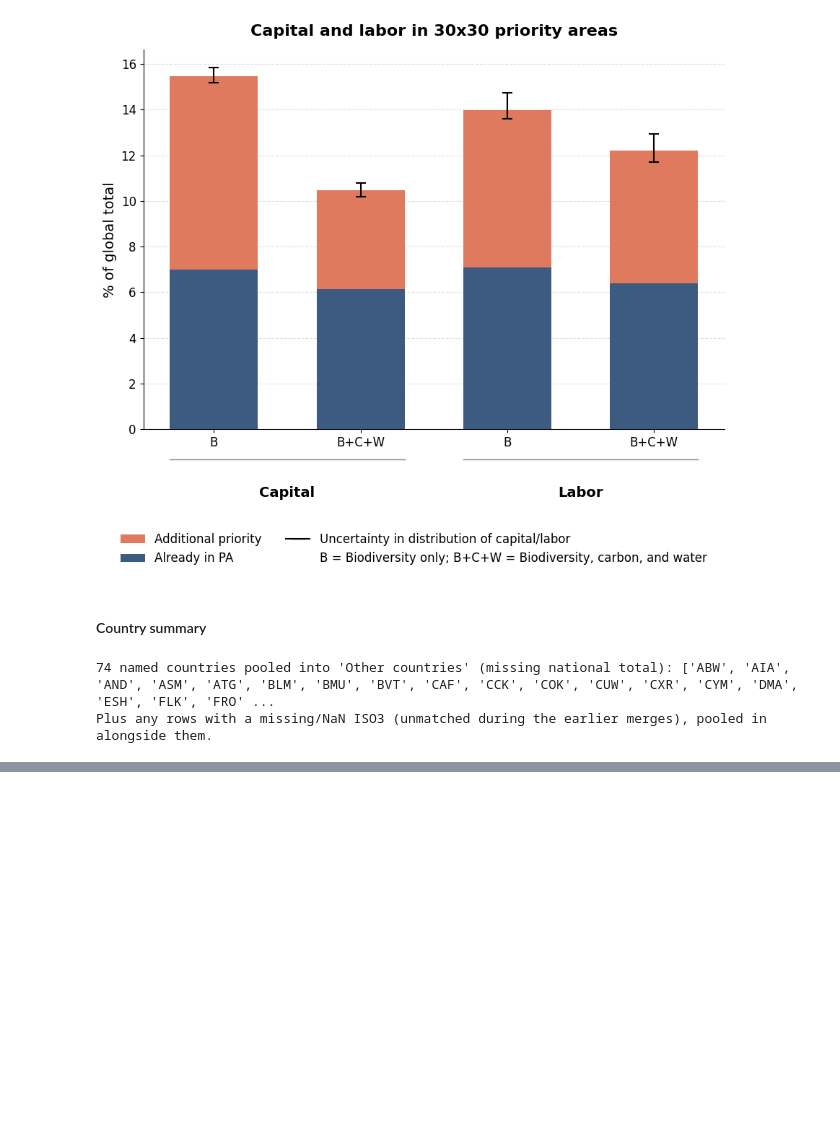
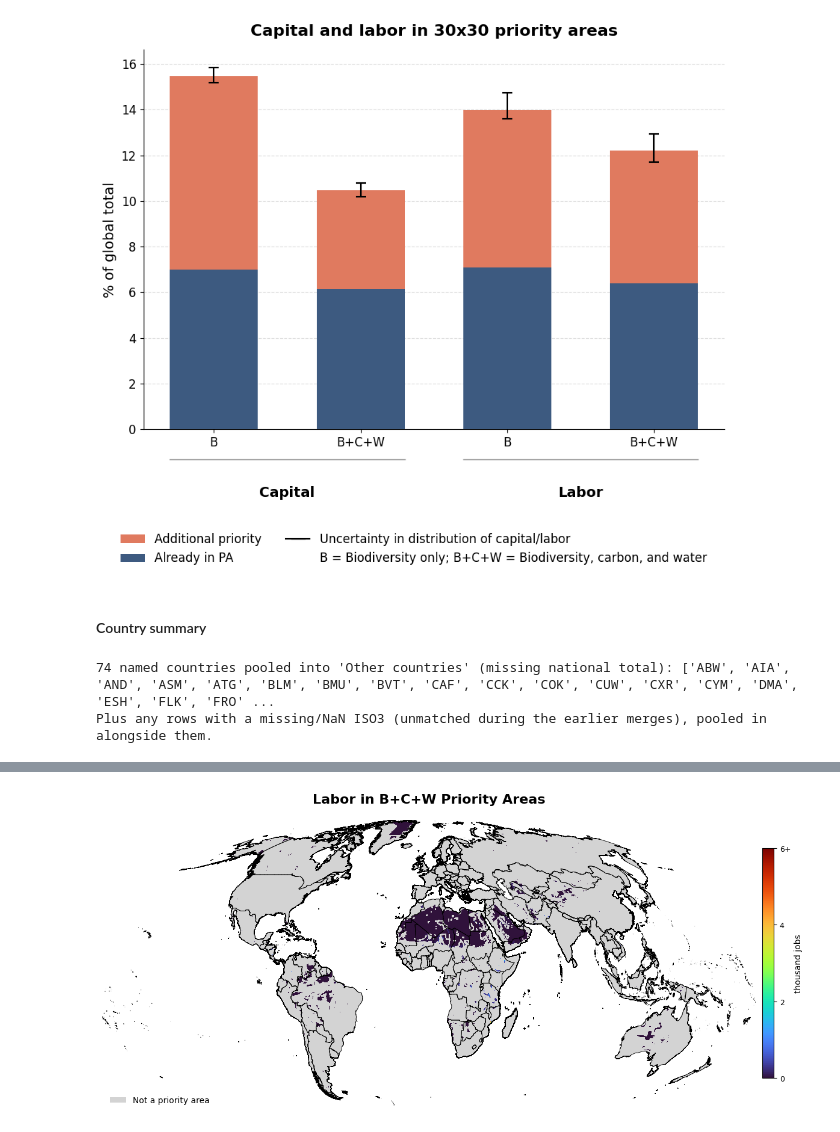
Before and after one commit to carinamani/AgDownscaling, a Jupyter notebook: 05_30x30_analysis/01_overlay_capital_labor.ipynb, the cells around one changed output, grey strips where cells are left out. Cells and saved outputs as stored; diff of their text form; code cells hidden in the pictures; blank space fills up the shorter version.

```diff
--- a/05_30x30_analysis/01_overlay_capital_labor.ipynb
+++ b/05_30x30_analysis/01_overlay_capital_labor.ipynb
@@ -597,0 +780,93 @@ for scenario in ["Biodiversity - With PA", "All - With PA"]:
+# %%
+##### Produce map of labor in bcw priority areas
+
+# Build the masked raster: capital values ONLY within priority pixels, NaN everywhere else
+pr_arr = read_array(all_with_PA)
+val_arr = read_array(labor)
+
+priority_mask = np.isin(pr_arr, [1, 2])
+land_mask = ~np.isnan(pr_arr)   # any valid biodiversity pixel = land (priority or not)
+
+# fill internal NaN (priority pixel with no measured capital) with 0
+labor_filled = np.where(np.isnan(val_arr), 0, val_arr)
+
+# NaN out everything that is NOT a priority pixel (whether ocean or non-priority land)
+# this is the key change: non-priority land is now NaN, not 0
+labor_priority_only = np.where(priority_mask, labor_filled, np.nan)
+
+value_plot = labor_priority_only
+name = 'labor_priority_bcw'
+
+bounds = [0, 2000, 4000, 6000]
+labels = ['0', '2', '4', '6+']
+
+with rasterio.open(biodiversity_with_PA) as src:
+    raster_transform = src.transform
+    raster_crs = src.crs
+
+country_ctx = country_shp.to_crs(raster_crs) if country_shp.crs != raster_crs else country_shp
+
+# Create figure
+fig, ax = plt.subplots(figsize=(12, 8))
+
+# All land, light grey background (so non-priority land reads as "no data" grey,
+# not the same as 0-capital priority pixels)
+country_ctx.plot(
+    ax=ax,
+    facecolor="lightgrey",
+    edgecolor="none",
+    zorder=0
+)
+
+# Raster — only priority pixels have values now, rest is transparent NaN
+masked_plot = np.ma.masked_invalid(value_plot)
+cmap = plt.cm.turbo.copy()
+cmap.set_bad(color="none")   # NaN pixels fully transparent, grey shows through
+
+show(masked_plot, transform=raster_transform, ax=ax, cmap=cmap, vmin=0, vmax=6000, zorder=1)
+im = ax.get_images()[0]
+
+# Country borders on top
+country_ctx.plot(
+    ax=ax,
+    facecolor="none",
+    edgecolor="black",
+    linewidth=0.6,
+    zorder=2
+)
+
+# Clip to country_boundaries
+minx, miny, maxx, maxy = country_ctx.total_bounds
+ax.set_xlim(minx, maxx)
+ax.set_ylim(miny, maxy)
+
+ax.set_axis_off()
+ax.set_title("Labor in B+C+W Priority Areas", fontsize=16, weight='bold', pad=20)
+
+# Colorbar
+cbar = fig.colorbar(
+    im,
+    ax=ax,
+    orientation="vertical",
+    fraction=0.02,
+    pad=0.01,
+    shrink=0.5
+)
+cbar.set_label("thousand jobs", fontsize=10)
+cbar.ax.tick_params(labelsize=9)
+cbar.set_ticks(bounds)
+cbar.set_ticklabels(labels)
+
+# Legend note for the grey background
+legend_elements = [
+    Patch(facecolor="lightgrey", edgecolor="none", label="Not a priority area"),
+]
+ax.legend(handles=legend_elements, loc="lower left", frameon=False, fontsize=10,
+          bbox_to_anchor=(0.0, -0.02))
+
+plt.tight_layout()
+plt.show()
+
+fig.savefig(f"{fd}/{name}.png", dpi=300, bbox_inches='tight')
+# %% [output]
+[figure, added]
```
Also changed, not shown: parts of 5 cells of this notebook, 2 other files.
